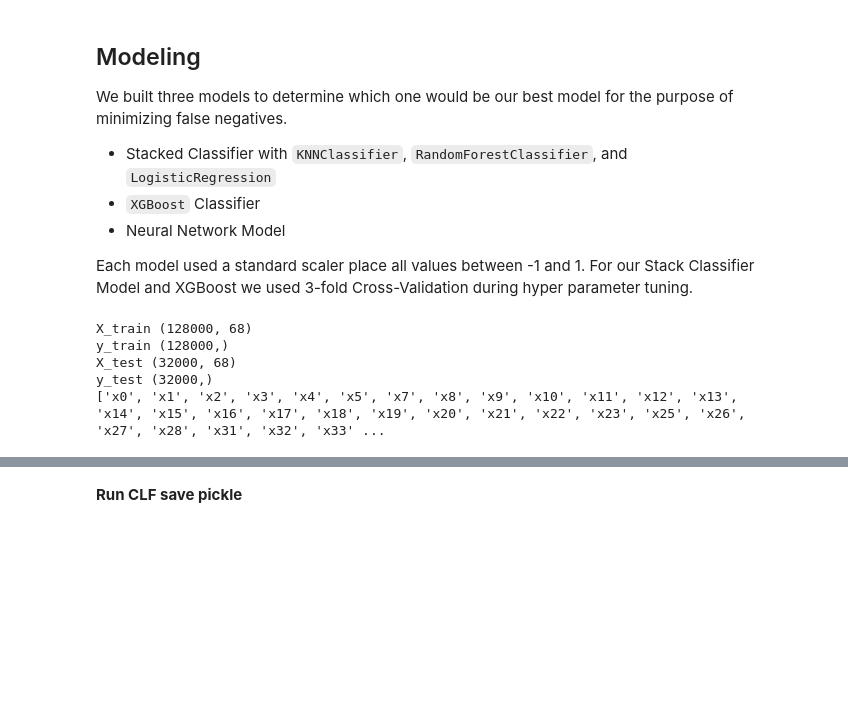
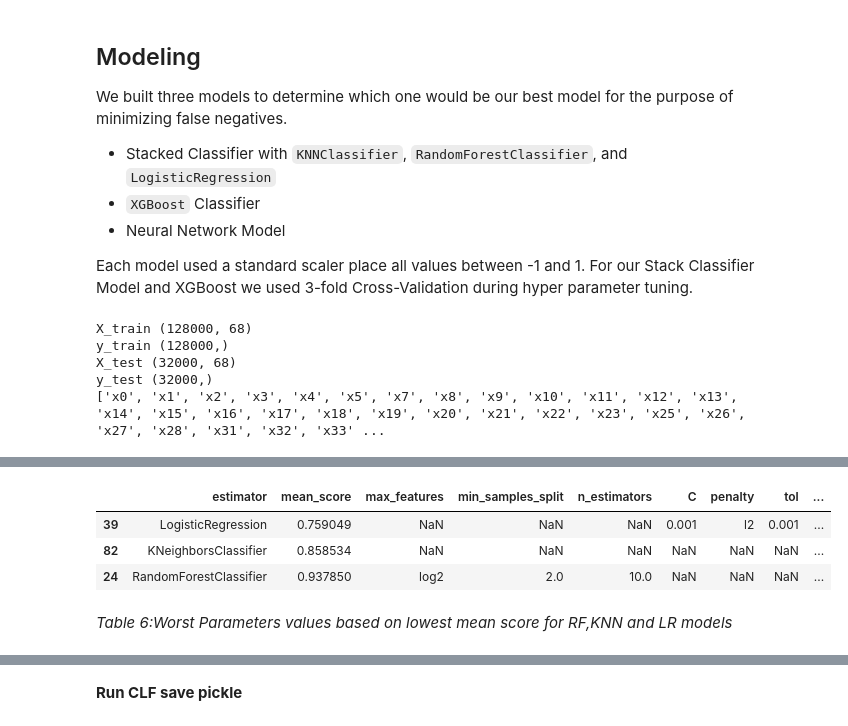
Before and after one commit to cmadding/MSDS_7333_QTW, a Jupyter notebook: CaseStudy15/Ansari_Ballenger_Godbole_MaddingUnit015.ipynb, the cells around one changed output, grey strips where cells are left out. Cells and saved outputs as stored; diff of their text form; code cells hidden in the pictures; blank space fills up the shorter version.

```diff
--- a/CaseStudy15/Ansari_Ballenger_Godbole_MaddingUnit015.ipynb
+++ b/CaseStudy15/Ansari_Ballenger_Godbole_MaddingUnit015.ipynb
@@ -445,0 +459,9 @@ The best model included all three classifiers with an AUC of 0.96. Below code sh
+# %%
+grid_df.sort_values(by='mean_score',ascending=True).groupby(['estimator']).head(1)
+# %% [output]
+|  | estimator | mean_score | max_features | min_samples_split | n_estimators | C | penalty | tol | ... |
+| 39 | LogisticRegression | 0.759049 | NaN | NaN | NaN | 0.001 | l2 | 0.001 | ... |
+| 82 | KNeighborsClassifier | 0.858534 | NaN | NaN | NaN | NaN | NaN | NaN | ... |
+| 24 | RandomForestClassifier | 0.937850 | log2 | 2.0 | 10.0 | NaN | NaN | NaN | ... |
+# %% [markdown]
+*Table 6:Worst Parameters values based on lowest mean score for RF,KNN and LR models*
```
Also changed, not shown: parts of 22 cells of this notebook, 2 other files.
